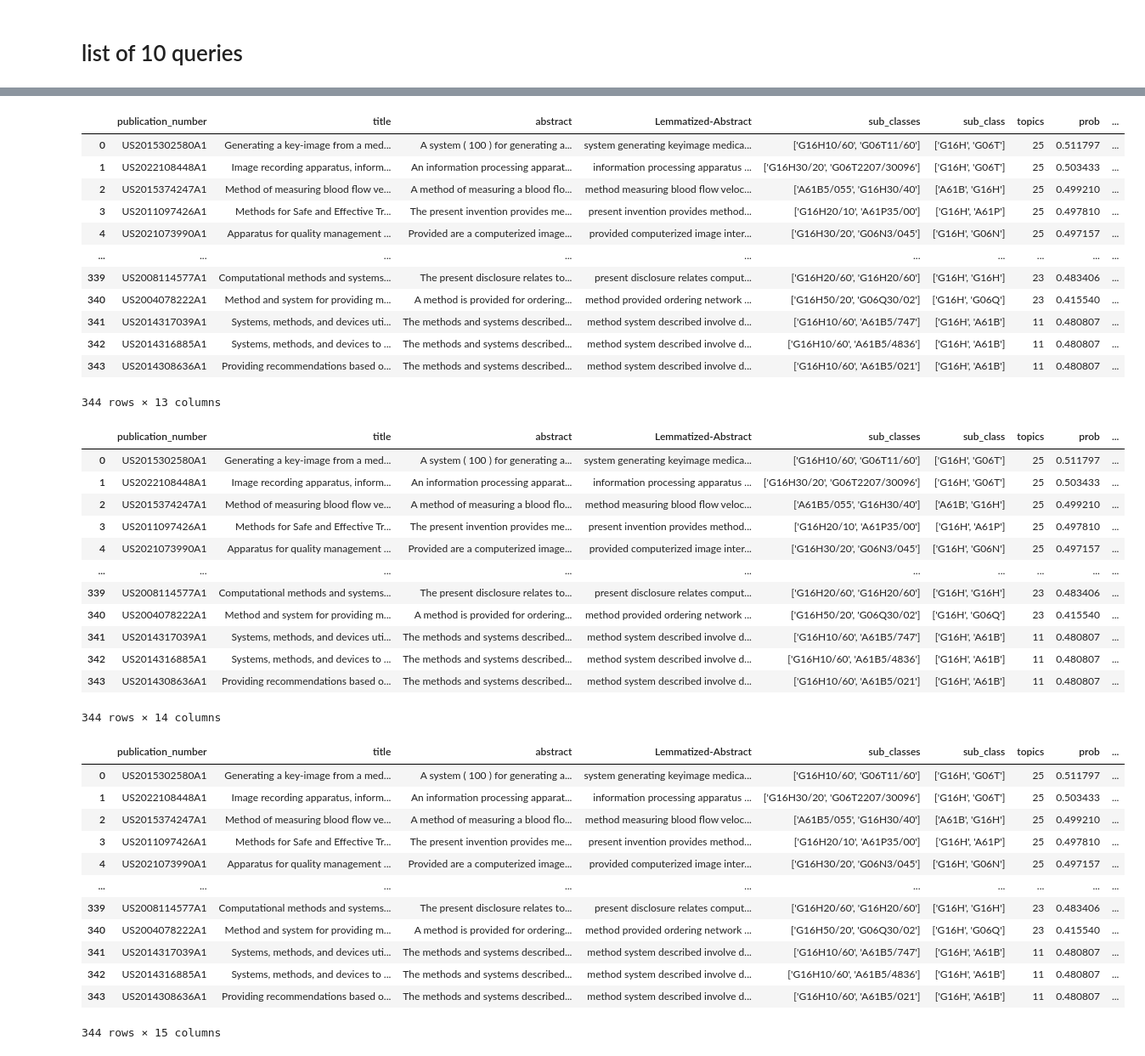
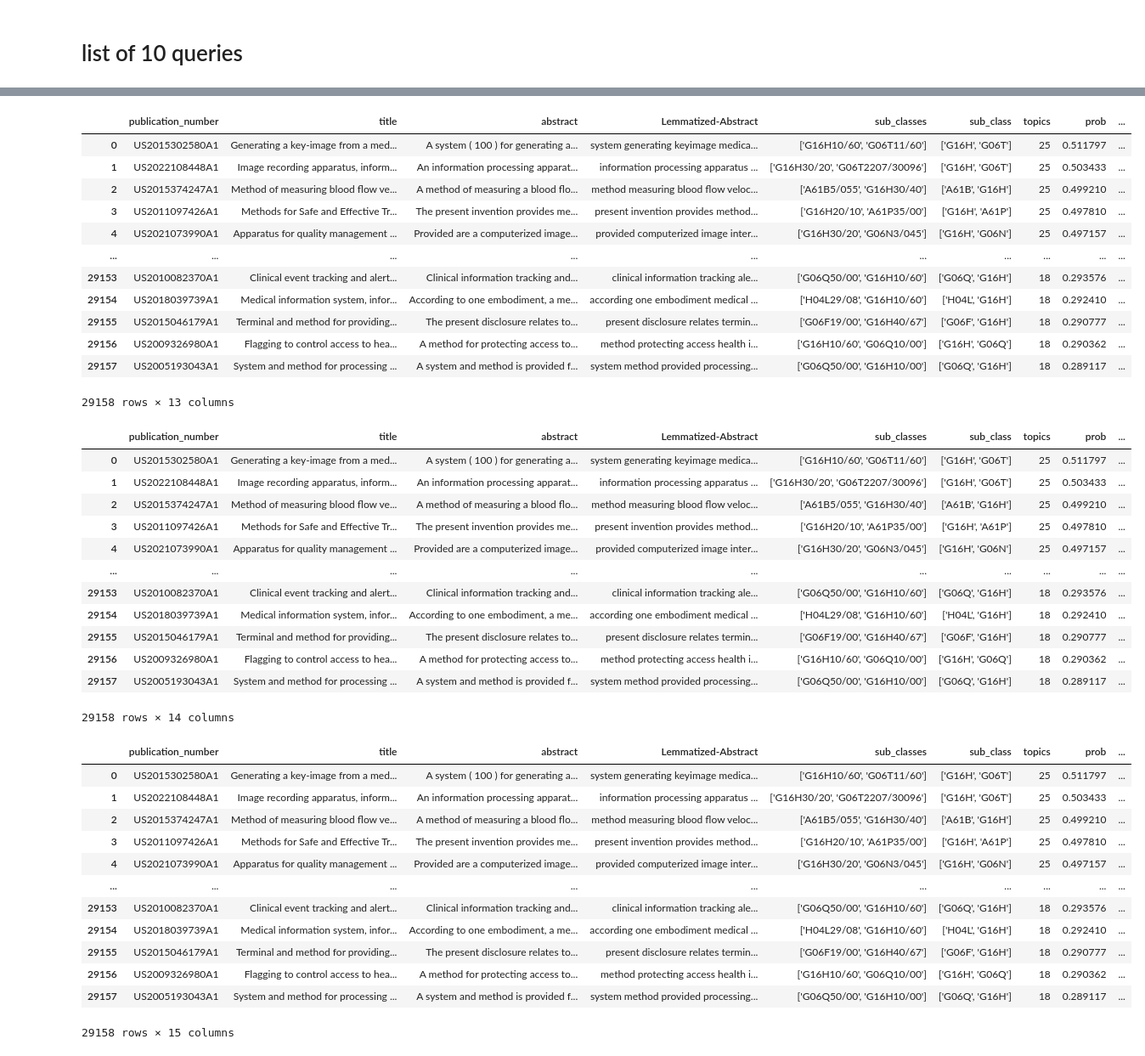
Before and after one commit to esmailisamane/Topic-Modeling, a Jupyter notebook: Essay/LDA-Abstract.ipynb, the cells around one changed output, grey strips where cells are left out. Shown at 85% size. Cells and saved outputs as stored; diff of their text form; code cells hidden in the pictures.

```diff
--- a/Essay/LDA-Abstract.ipynb
+++ b/Essay/LDA-Abstract.ipynb
@@ -320,7 +320,7 @@ Name: 0, dtype: object
 # %% [markdown]
 # list of 10 queries
 # %%
-num_samples_to_predict = 10
+num_samples_to_predict = 100
 num_of_topics = 5
 results = []
 
@@ -389,7 +408,7 @@ import pandas as pd
 result_df = pd.DataFrame(columns=['publication_number', 'title', 'abstract', 'Lemmatized-Abstract', 'sub_classes', 'sub_class', 'topics', 'prob', 'query_publication_numbers', 'query_class_codes', 'query_abstract', 'query_predicted_topics'])
 
 # Define the number of documents to retrieve for each topic
-num_of_documents_to_retrieve = 10
+num_of_documents_to_retrieve = 100
 
 for i, row in result_df_q.iterrows():
     query = row['query_abstract']
@@ -466,12 +485,12 @@ result_df
 | 3 | US2011097426A1 | Methods for Safe and Effective Tr... | The present invention provides me... | present invention provides method... | ['G16H20/10', 'A61P35/00'] | ['G16H', 'A61P'] | 25 | 0.497810 | ... |
 | 4 | US2021073990A1 | Apparatus for quality management ... | Provided are a computerized image... | provided computerized image inter... | ['G16H30/20', 'G06N3/045'] | ['G16H', 'G06N'] | 25 | 0.497157 | ... |
 | ... | ... | ... | ... | ... | ... | ... | ... | ... | ... |
-| 339 | US2008114577A1 | Computational methods and systems... | The present disclosure relates to... | present disclosure relates comput... | ['G16H20/60', 'G16H20/60'] | ['G16H', 'G16H'] | 23 | 0.483406 | ... |
-| 340 | US2004078222A1 | Method and system for providing m... | A method is provided for ordering... | method provided ordering network ... | ['G16H50/20', 'G06Q30/02'] | ['G16H', 'G06Q'] | 23 | 0.415540 | ... |
-| 341 | US2014317039A1 | Systems, methods, and devices uti... | The methods and systems described... | method system described involve d... | ['G16H10/60', 'A61B5/747'] | ['G16H', 'A61B'] | 11 | 0.480807 | ... |
-| 342 | US2014316885A1 | Systems, methods, and devices to ... | The methods and systems described... | method system described involve d... | ['G16H10/60', 'A61B5/4836'] | ['G16H', 'A61B'] | 11 | 0.480807 | ... |
-| 343 | US2014308636A1 | Providing recommendations based o... | The methods and systems described... | method system described involve d... | ['G16H10/60', 'A61B5/021'] | ['G16H', 'A61B'] | 11 | 0.480807 | ... |
+| 29153 | US2010082370A1 | Clinical event tracking and alert... | Clinical information tracking and... | clinical information tracking ale... | ['G06Q50/00', 'G16H10/60'] | ['G06Q', 'G16H'] | 18 | 0.293576 | ... |
+| 29154 | US2018039739A1 | Medical information system, infor... | According to one embodiment, a me... | according one embodiment medical ... | ['H04L29/08', 'G16H10/60'] | ['H04L', 'G16H'] | 18 | 0.292410 | ... |
+| 29155 | US2015046179A1 | Terminal and method for providing... | The present disclosure relates to... | present disclosure relates termin... | ['G06F19/00', 'G16H40/67'] | ['G06F', 'G16H'] | 18 | 0.290777 | ... |
+| 29156 | US2009326980A1 | Flagging to control access to hea... | A method for protecting access to... | method protecting access health i... | ['G16H10/60', 'G06Q10/00'] | ['G16H', 'G06Q'] | 18 | 0.290362 | ... |
+| 29157 | US2005193043A1 | System and method for processing ... | A system and method is provided f... | system method provided processing... | ['G06Q50/00', 'G16H10/00'] | ['G06Q', 'G16H'] | 18 | 0.289117 | ... |
-344 rows × 13 columns
+29158 rows × 13 columns
 # %%
 import ast
 
@@ -513,27 +532,27 @@ result_df
 | 3 | US2011097426A1 | Methods for Safe and Effective Tr... | The present invention provides me... | present invention provides method... | ['G16H20/10', 'A61P35/00'] | ['G16H', 'A61P'] | 25 | 0.497810 | ... |
 | 4 | US2021073990A1 | Apparatus for quality management ... | Provided are a computerized image... | provided computerized image inter... | ['G16H30/20', 'G06N3/045'] | ['G16H', 'G06N'] | 25 | 0.497157 | ... |
 | ... | ... | ... | ... | ... | ... | ... | ... | ... | ... |
-| 339 | US2008114577A1 | Computational methods and systems... | The present disclosure relates to... | present disclosure relates comput... | ['G16H20/60', 'G16H20/60'] | ['G16H', 'G16H'] | 23 | 0.483406 | ... |
-| 340 | US2004078222A1 | Method and system for providing m... | A method is provided for ordering... | method provided ordering network ... | ['G16H50/20', 'G06Q30/02'] | ['G16H', 'G06Q'] | 23 | 0.415540 | ... |
-| 341 | US2014317039A1 | Systems, methods, and devices uti... | The methods and systems described... | method system described involve d... | ['G16H10/60', 'A61B5/747'] | ['G16H', 'A61B'] | 11 | 0.480807 | ... |
-| 342 | US2014316885A1 | Systems, methods, and devices to ... | The methods and systems described... | method system described involve d... | ['G16H10/60', 'A61B5/4836'] | ['G16H', 'A61B'] | 11 | 0.480807 | ... |
-| 343 | US2014308636A1 | Providing recommendations based o... | The methods and systems described... | method system described involve d... | ['G16H10/60', 'A61B5/021'] | ['G16H', 'A61B'] | 11 | 0.480807 | ... |
+| 29153 | US2010082370A1 | Clinical event tracking and alert... | Clinical information tracking and... | clinical information tracking ale... | ['G06Q50/00', 'G16H10/60'] | ['G06Q', 'G16H'] | 18 | 0.293576 | ... |
+| 29154 | US2018039739A1 | Medical information system, infor... | According to one embodiment, a me... | according one embodiment medical ... | ['H04L29/08', 'G16H10/60'] | ['H04L', 'G16H'] | 18 | 0.292410 | ... |
+| 29155 | US2015046179A1 | Terminal and method for providing... | The present disclosure relates to... | present disclosure relates termin... | ['G06F19/00', 'G16H40/67'] | ['G06F', 'G16H'] | 18 | 0.290777 | ... |
+| 29156 | US2009326980A1 | Flagging to control access to hea... | A method for protecting access to... | method protecting access health i... | ['G16H10/60', 'G06Q10/00'] | ['G16H', 'G06Q'] | 18 | 0.290362 | ... |
+| 29157 | US2005193043A1 | System and method for processing ... | A system and method is provided f... | system method provided processing... | ['G06Q50/00', 'G16H10/00'] | ['G06Q', 'G16H'] | 18 | 0.289117 | ... |
-344 rows × 14 columns
+29158 rows × 14 columns
 # %%
 # Calculate the count of 'exact_match_code' for each group and assign it to all rows within the group
-result_df['count_exact_match'] = result_df.groupby('query_publication_numbers')['exact_match_code'].transform(lambda x: x[x != ''].count())
+result_df['count_exact_match_top50'] = result_df.groupby('query_publication_numbers')['exact_match_code'].transform(lambda x: x[x != ''].count())
 result_df
 # %% [output]
 |  | publication_number | title | abstract | Lemmatized-Abstract | sub_classes | sub_class | topics | prob | ... |
 | 0 | US2015302580A1 | Generating a key-image from a med... | A system ( 100 ) for generating a... | system generating keyimage medica... | ['G16H10/60', 'G06T11/60'] | ['G16H', 'G06T'] | 25 | 0.511797 | ... |
 | 1 | US2022108448A1 | Image recording apparatus, inform... | An information processing apparat... | information processing apparatus ... | ['G16H30/20', 'G06T2207/30096'] | ['G16H', 'G06T'] | 25 | 0.503433 | ... |
 | 2 | US2015374247A1 | Method of measuring blood flow ve... | A method of measuring a blood flo... | method measuring blood flow veloc... | ['A61B5/055', 'G16H30/40'] | ['A61B', 'G16H'] | 25 | 0.499210 | ... |
 | 3 | US2011097426A1 | Methods for Safe and Effective Tr... | The present invention provides me... | present invention provides method... | ['G16H20/10', 'A61P35/00'] | ['G16H', 'A61P'] | 25 | 0.497810 | ... |
 | 4 | US2021073990A1 | Apparatus for quality management ... | Provided are a computerized image... | provided computerized image inter... | ['G16H30/20', 'G06N3/045'] | ['G16H', 'G06N'] | 25 | 0.497157 | ... |
 | ... | ... | ... | ... | ... | ... | ... | ... | ... | ... |
-| 339 | US2008114577A1 | Computational methods and systems... | The present disclosure relates to... | present disclosure relates comput... | ['G16H20/60', 'G16H20/60'] | ['G16H', 'G16H'] | 23 | 0.483406 | ... |
-| 340 | US2004078222A1 | Method and system for providing m... | A method is provided for ordering... | method provided ordering network ... | ['G16H50/20', 'G06Q30/02'] | ['G16H', 'G06Q'] | 23 | 0.415540 | ... |
-| 341 | US2014317039A1 | Systems, methods, and devices uti... | The methods and systems described... | method system described involve d... | ['G16H10/60', 'A61B5/747'] | ['G16H', 'A61B'] | 11 | 0.480807 | ... |
-| 342 | US2014316885A1 | Systems, methods, and devices to ... | The methods and systems described... | method system described involve d... | ['G16H10/60', 'A61B5/4836'] | ['G16H', 'A61B'] | 11 | 0.480807 | ... |
-| 343 | US2014308636A1 | Providing recommendations based o... | The methods and systems described... | method system described involve d... | ['G16H10/60', 'A61B5/021'] | ['G16H', 'A61B'] | 11 | 0.480807 | ... |
+| 29153 | US2010082370A1 | Clinical event tracking and alert... | Clinical information tracking and... | clinical information tracking ale... | ['G06Q50/00', 'G16H10/60'] | ['G06Q', 'G16H'] | 18 | 0.293576 | ... |
+| 29154 | US2018039739A1 | Medical information system, infor... | According to one embodiment, a me... | according one embodiment medical ... | ['H04L29/08', 'G16H10/60'] | ['H04L', 'G16H'] | 18 | 0.292410 | ... |
+| 29155 | US2015046179A1 | Terminal and method for providing... | The present disclosure relates to... | present disclosure relates termin... | ['G06F19/00', 'G16H40/67'] | ['G06F', 'G16H'] | 18 | 0.290777 | ... |
+| 29156 | US2009326980A1 | Flagging to control access to hea... | A method for protecting access to... | method protecting access health i... | ['G16H10/60', 'G06Q10/00'] | ['G16H', 'G06Q'] | 18 | 0.290362 | ... |
+| 29157 | US2005193043A1 | System and method for processing ... | A system and method is provided f... | system method provided processing... | ['G06Q50/00', 'G16H10/00'] | ['G06Q', 'G16H'] | 18 | 0.289117 | ... |
-344 rows × 15 columns
+29158 rows × 15 columns
```
Also changed, not shown: parts of 14 cells of this notebook.
